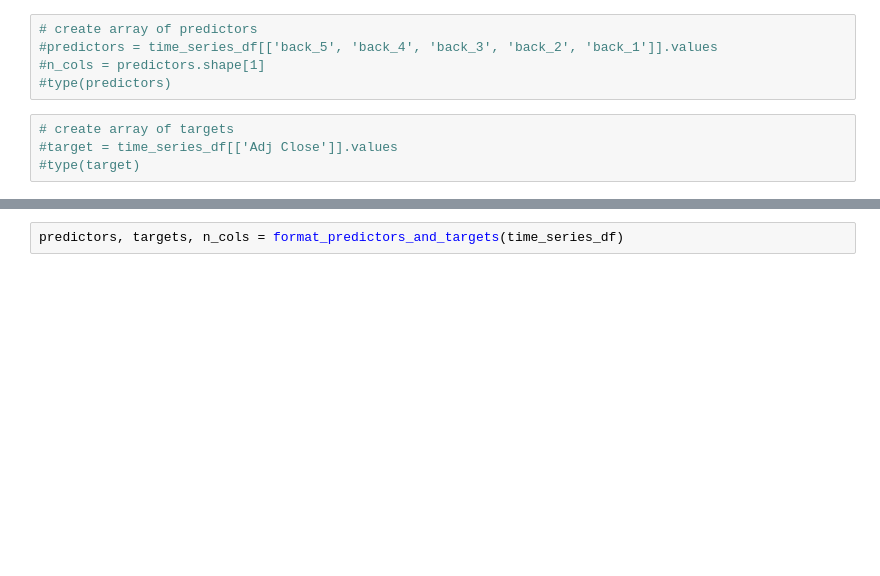
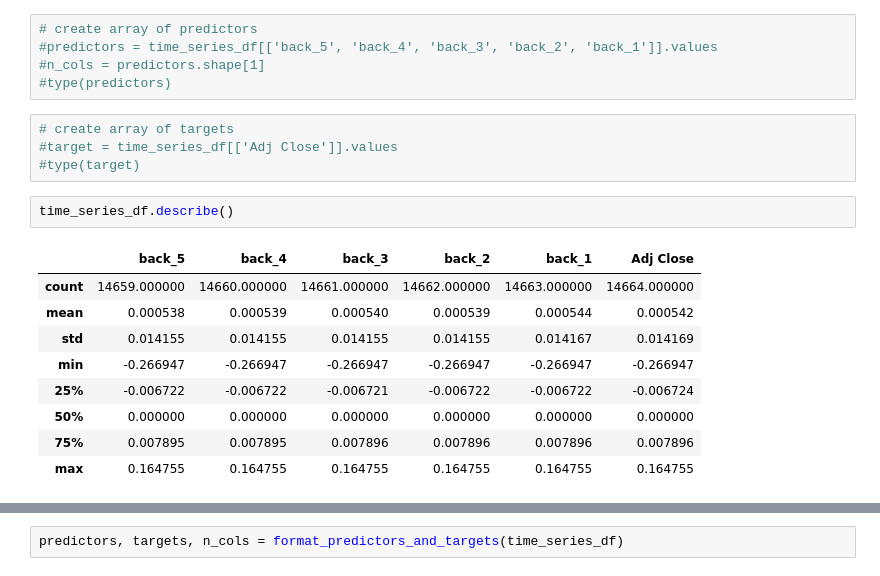
Before and after one commit to AHalarewicz/TimeSeriesAnalysis, a Jupyter notebook: notebooks/keras_predictions.ipynb, the cells around one changed output, grey strips where cells are left out. Saved outputs shown, nothing was run; the diff lists cells and outputs as text; blank space fills up the shorter version.

```diff
--- a/notebooks/keras_predictions.ipynb
+++ b/notebooks/keras_predictions.ipynb
@@ -137,3 +136,15 @@ def format_predictors_and_targets(df):
 # create array of targets
 #target = time_series_df[['Adj Close']].values
 #type(target)
+# %%
+time_series_df.describe()
+# %% [output]
+|  | back_5 | back_4 | back_3 | back_2 | back_1 | Adj Close |
+| count | 14659.000000 | 14660.000000 | 14661.000000 | 14662.000000 | 14663.000000 | 14664.000000 |
+| mean | 0.000538 | 0.000539 | 0.000540 | 0.000539 | 0.000544 | 0.000542 |
+| std | 0.014155 | 0.014155 | 0.014155 | 0.014155 | 0.014167 | 0.014169 |
+| min | -0.266947 | -0.266947 | -0.266947 | -0.266947 | -0.266947 | -0.266947 |
+| 25% | -0.006722 | -0.006722 | -0.006721 | -0.006722 | -0.006722 | -0.006724 |
+| 50% | 0.000000 | 0.000000 | 0.000000 | 0.000000 | 0.000000 | 0.000000 |
+| 75% | 0.007895 | 0.007895 | 0.007896 | 0.007896 | 0.007896 | 0.007896 |
+| max | 0.164755 | 0.164755 | 0.164755 | 0.164755 | 0.164755 | 0.164755 |
```
Also changed, not shown: parts of 24 cells of this notebook, 3 other files.
